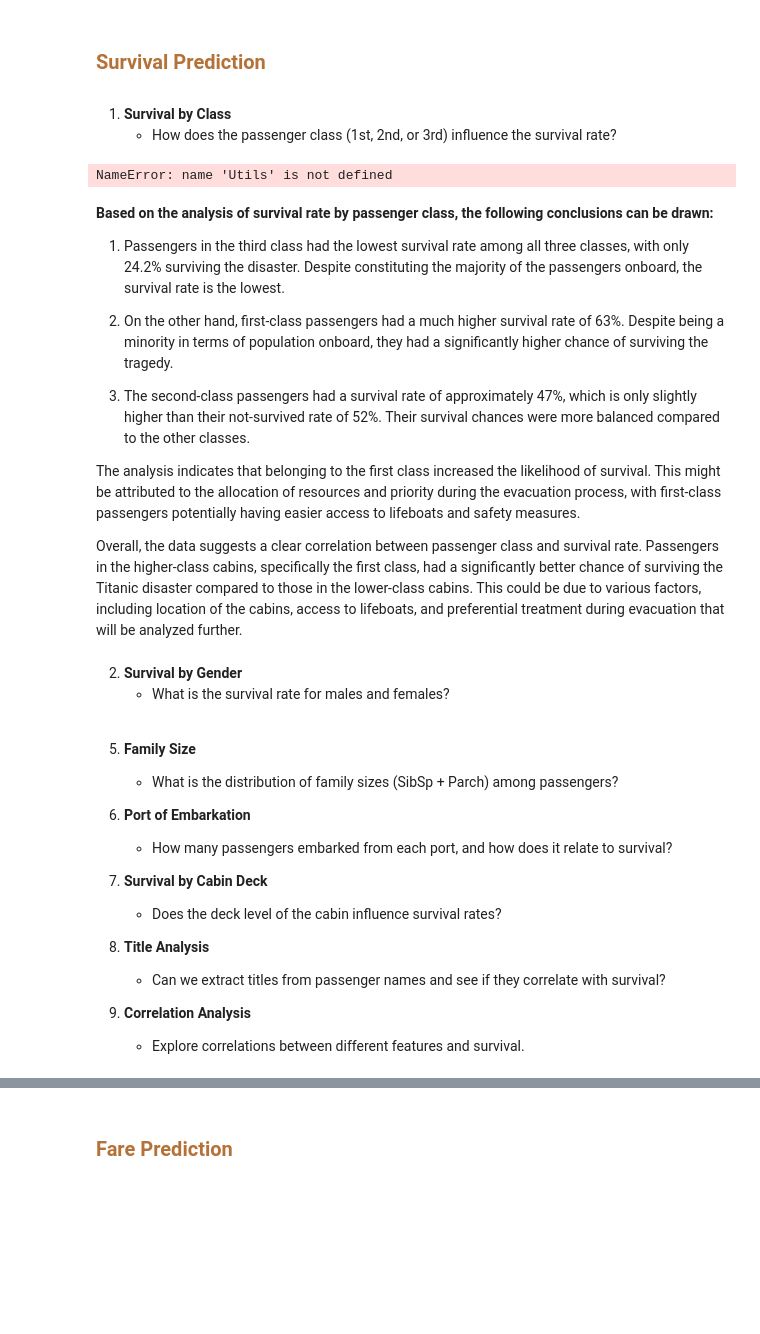
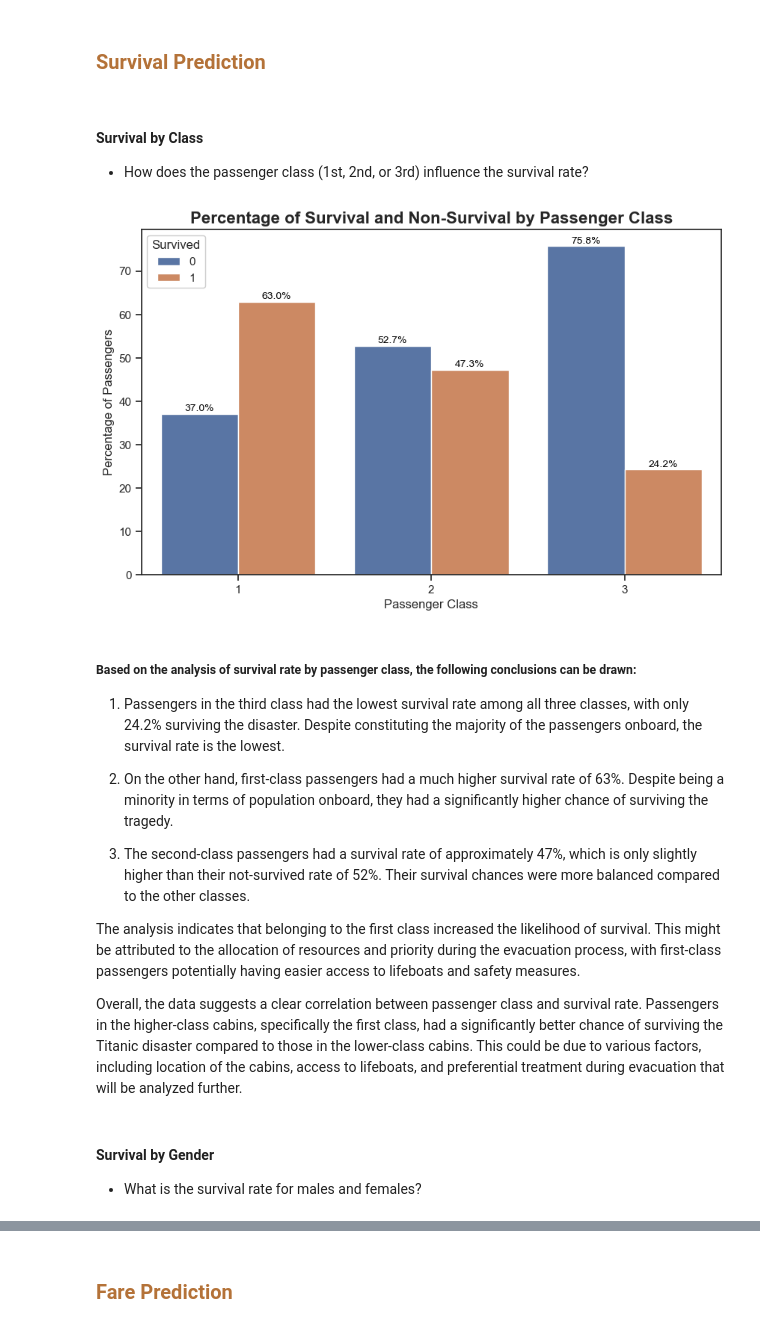
Before and after one commit to ErikaMelt/data-ship-api, a Jupyter notebook: notebooks/eda.ipynb, the cells around one changed output, grey strips where cells are left out. Drawn from its saved outputs; the diff is of its cells as text; code cells hidden in the pictures; blank space fills up the shorter version.

Commit message:
add final analysis for EDA

```diff
--- a/notebooks/eda.ipynb
+++ b/notebooks/eda.ipynb
@@ -258,15 +248,15 @@ plt.show()
 <a id="1.1"></a>
 <h1 style="font-family: Trebuchet MS; font-size: 20px; color: #b47238; text-align: left; "><b>Survival Prediction</b></h1>
 # %% [markdown]
-1. **Survival by Class**
+#### **Survival by Class**
    - How does the passenger class (1st, 2nd, or 3rd) influence the survival rate?
 # %%
-gr_data = Utils.calculate_survival_percentage(train_df, 'pclass')
-Utils.plot_survival_by_feature(gr_data, 'pclass', 'Passenger Class','Percentage of Passengers', 'Percentage of Survival and Non-Survival by Passenger Class' )
+gr_data = DataAnalyzer.calculate_survival_percentage(train_df, 'pclass')
+DataAnalyzer.plot_survival_by_feature(gr_data, 'pclass', 'Passenger Class','Percentage of Passengers', 'Percentage of Survival and Non-Survival by Passenger Class' )
 # %% [output]
-NameError: name 'Utils' is not defined
+[figure, added]
 # %% [markdown]
-**Based on the analysis of survival rate by passenger class, the following conclusions can be drawn:**
+##### **Based on the analysis of survival rate by passenger class, the following conclusions can be drawn:**
 
 1. Passengers in the third class had the lowest survival rate among all three classes, with only 24.2% surviving the disaster. Despite constituting the majority of the passengers onboard, the survival rate is the lowest.
 
@@ -278,5 +268,5 @@ The analysis indicates that belonging to the first class increased the likelihoo
 
 Overall, the data suggests a clear correlation between passenger class and survival rate. Passengers in the higher-class cabins, specifically the first class, had a significantly better chance of surviving the Titanic disaster compared to those in the lower-class cabins. This could be due to various factors, including location of the cabins, access to lifeboats, and preferential treatment during evacuation that will be analyzed further.
 # %% [markdown]
-2. **Survival by Gender**
+#### **Survival by Gender**
    - What is the survival rate for males and females?
@@ -304,16 +272,0 @@ plt.show()
-# %% [markdown]
-
-5. **Family Size**
-   - What is the distribution of family sizes (SibSp + Parch) among passengers?
-
-6. **Port of Embarkation**
-   - How many passengers embarked from each port, and how does it relate to survival?
-
-7. **Survival by Cabin Deck**
-   - Does the deck level of the cabin influence survival rates?
-
-8. **Title Analysis**
-   - Can we extract titles from passenger names and see if they correlate with survival?
-
-9. **Correlation Analysis**
-   - Explore correlations between different features and survival.
```
Also changed, not shown: parts of 32 cells of this notebook, 1 other file.
